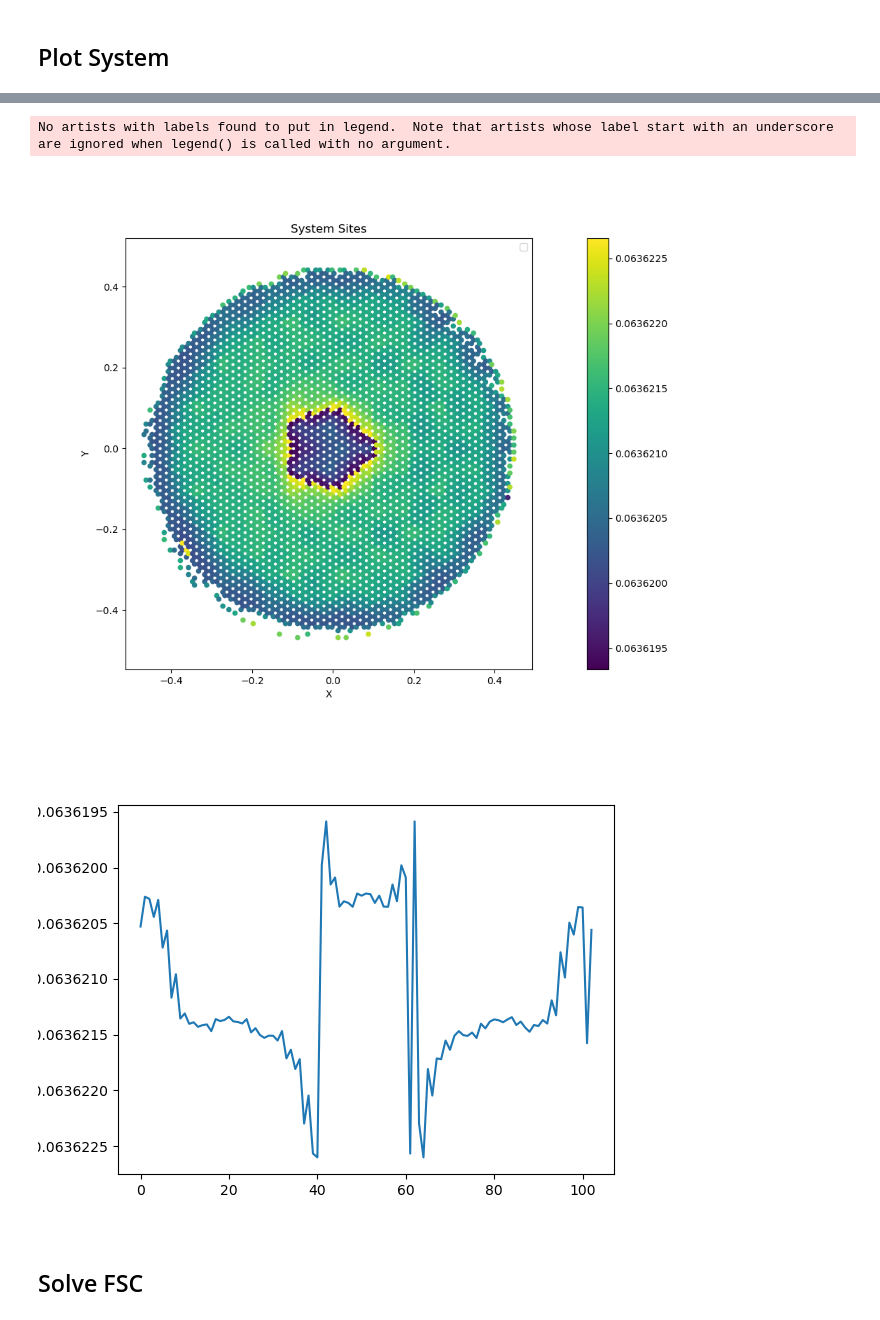
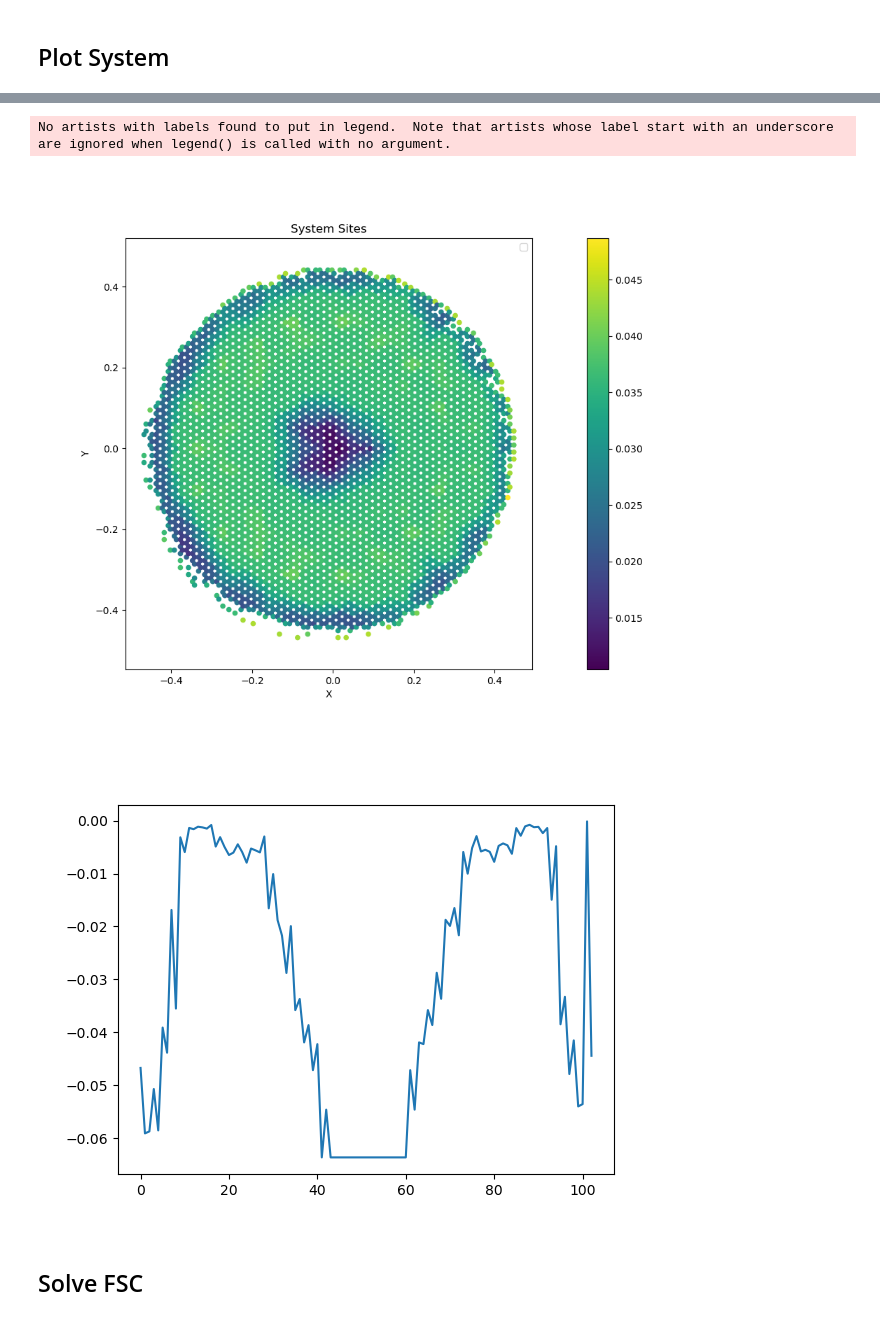
Before and after one commit to yzhaoo/EQuantum, a Jupyter notebook: dotgate.ipynb, the cells around one changed output, grey strips where cells are left out. Cells and saved outputs as stored; diff of their text form; code cells hidden in the pictures.

```diff
--- a/dotgate.ipynb
+++ b/dotgate.ipynb
@@ -78,12 +85,12 @@ Voronoi cells have been created.
 Quantum system is generated using default.
 EQsystem is successfully initialized.
 # %%
-qparams={'Ufunc': lambda x:0,'phi':0.6}
+qparams={'Ufunc': lambda x:0,'phi':0.1}
 fsc=FSC(syst,ifinitial=False,params=qparams)
 # %% [output]
 The quantum problem has been initialized.
 # %%
 fsc.update_BC(syst,'gate','potential',0.3)
-fsc.update_BC(syst,'backgate','potential',-0.3,ifinitial=True)
+fsc.update_BC(syst,'backgate','potential',-0.2,ifinitial=True)
 # %% [output]
 The poisson problem has been initialized.
@@ -166,20 +168,20 @@ No artists with labels found to put in legend.  Note that artists whose label st
 # %%
 indicate=np.zeros(len(fsc.Qsites))
 #indicate[1335]=1
-plotdata=fsc.Ui[fsc.Qsites]
+plotdata=fsc.ni[fsc.Qsites]
 #plotdata=dUdn[1]
 #plotdata=pot
-fsc.plot_qsystem(-plotdata)
+fsc.plot_qsystem(plotdata)
 # %% [output]
 No artists with labels found to put in legend.  Note that artists whose label start with an underscore are ignored when legend() is called with no argument.
-[figure, old version]
+[figure, new version]
 # %%
 cut_idx=[idx for idx in range(len(fsc.sites)) if np.abs(fsc.sites[idx].coordinates[0])<0.003 and fsc.sites[idx].material=='Qsystem']
 plt.figure()
 plt.plot(fsc.Ui[cut_idx])
 plt.show()
 # %% [output]
-[figure, old version]
+[figure, new version]
 # %% [markdown]
 ## Solve FSC
 # %%
```
Also changed, not shown: parts of 22 cells of this notebook, 7 other files.
